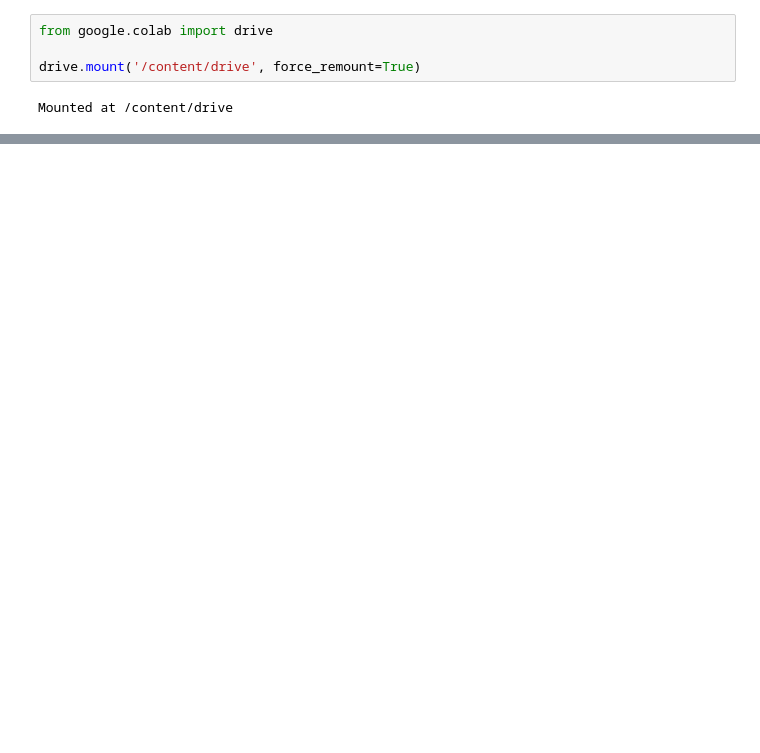
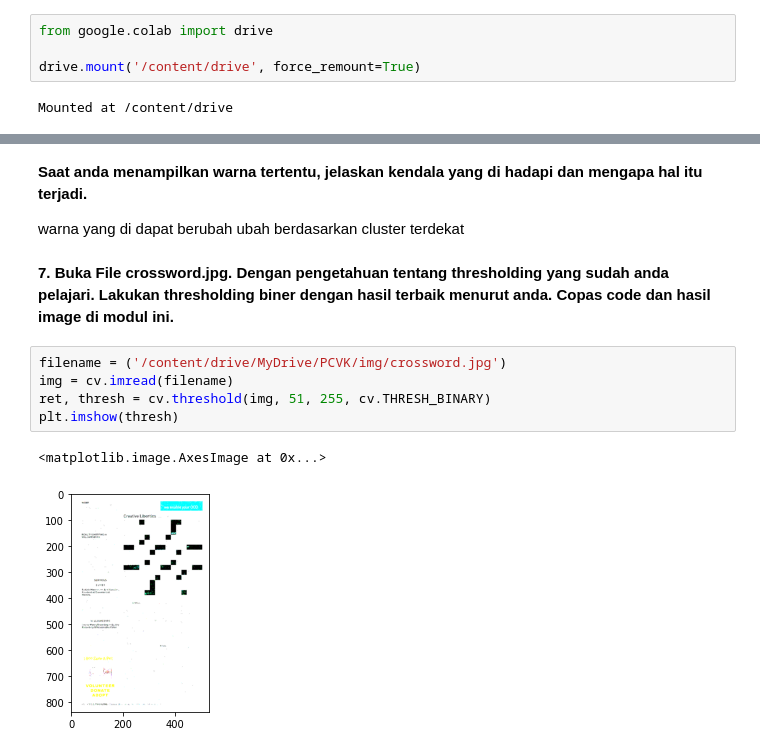
Before and after one commit to faridazizw/PCVK_Genap_2021, a Jupyter notebook: Week10.ipynb, the cells around one changed output, grey strips where cells are left out. Saved outputs shown, nothing was run; the diff lists cells and outputs as text; blank space fills up the shorter version.

```diff
--- a/Week10.ipynb
+++ b/Week10.ipynb
@@ -74,0 +170,14 @@ NameError: ignored
+# %% [markdown]
+**Saat anda menampilkan warna tertentu, jelaskan kendala yang di hadapi dan mengapa hal itu terjadi.**
+
+warna yang di dapat berubah ubah berdasarkan cluster terdekat
+# %% [markdown]
+**7. Buka File crossword.jpg. Dengan pengetahuan tentang thresholding yang sudah anda pelajari. Lakukan thresholding biner dengan hasil terbaik menurut anda. Copas code dan hasil image di modul ini.**
+# %%
+filename = ('/content/drive/MyDrive/PCVK/img/crossword.jpg')
+img = cv.imread(filename)
+ret, thresh = cv.threshold(img, 51, 255, cv.THRESH_BINARY)
+plt.imshow(thresh)
+# %% [output]
+<matplotlib.image.AxesImage at 0x...>
+[figure, added]
```
Also changed, not shown: parts of 11 cells of this notebook.
